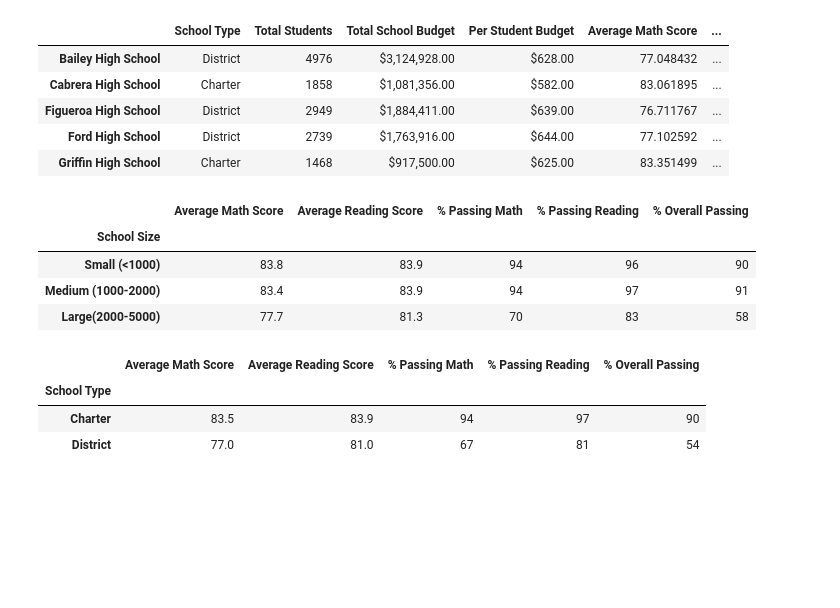
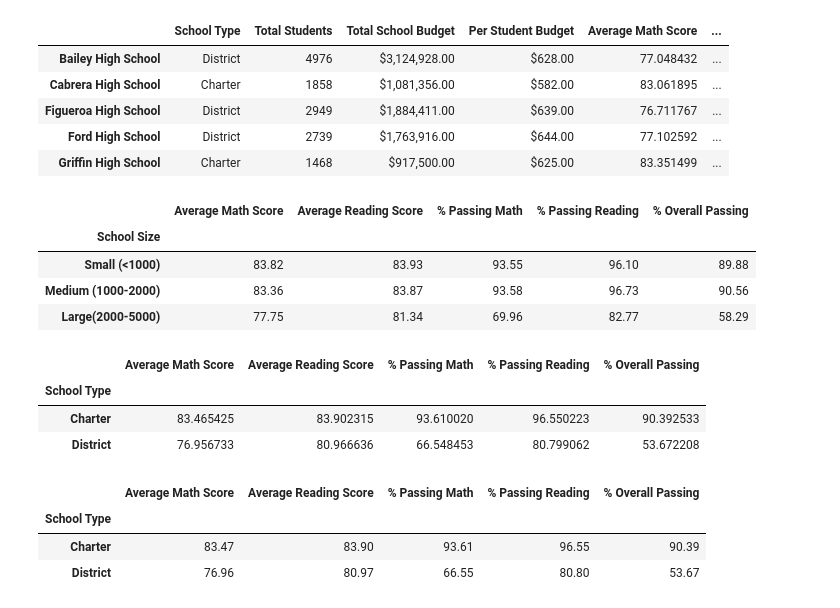
Before and after one commit to benclark62/School_District_Analysis, a Jupyter notebook: PyCitySchools_Challenge.ipynb, the cells around one changed output. Cells and saved outputs as stored; diff of their text form; code cells hidden in the pictures; blank space fills up the shorter version.

```diff
--- a/PyCitySchools_Challenge.ipynb
+++ b/PyCitySchools_Challenge.ipynb
@@ -542,23 +552,23 @@ size_summary_df = pd.DataFrame({
     "% Overall Passing": size_overall_passing})
 # %%
 # Format the DataFrame
-size_summary_df["Average Math Score"] = size_summary_df["Average Math Score"].map("{:.1f}".format)
+size_summary_df["Average Math Score"] = size_summary_df["Average Math Score"].map("{:.2f}".format)
 
-size_summary_df["Average Reading Score"] = size_summary_df["Average Reading Score"].map("{:.1f}".format)
+size_summary_df["Average Reading Score"] = size_summary_df["Average Reading Score"].map("{:.2f}".format)
 
-size_summary_df["% Passing Math"] = size_summary_df["% Passing Math"].map("{:.0f}".format)
+size_summary_df["% Passing Math"] = size_summary_df["% Passing Math"].map("{:.2f}".format)
 
-size_summary_df["% Passing Reading"] = size_summary_df["% Passing Reading"].map("{:.0f}".format)
+size_summary_df["% Passing Reading"] = size_summary_df["% Passing Reading"].map("{:.2f}".format)
 
-size_summary_df["% Overall Passing"] = size_summary_df["% Overall Passing"].map("{:.0f}".format)
+size_summary_df["% Overall Passing"] = size_summary_df["% Overall Passing"].map("{:.2f}".format)
 
 size_summary_df
 # %% [output]
 |  | Average Math Score | Average Reading Score | % Passing Math | % Passing Reading | % Overall Passing |
 | School Size |  |  |  |  |  |
-| Small (<1000) | 83.8 | 83.9 | 94 | 96 | 90 |
-| Medium (1000-2000) | 83.4 | 83.9 | 94 | 97 | 91 |
-| Large(2000-5000) | 77.7 | 81.3 | 70 | 83 | 58 |
+| Small (<1000) | 83.82 | 83.93 | 93.55 | 96.10 | 89.88 |
+| Medium (1000-2000) | 83.36 | 83.87 | 93.58 | 96.73 | 90.56 |
+| Large(2000-5000) | 77.75 | 81.34 | 69.96 | 82.77 | 58.29 |
 # %%
 ## Scores by School type
 # Calculate averages for the desired columns.
@@ -579,21 +589,27 @@ type_summary_df = pd.DataFrame({
     "% Passing Math": type_passing_math,
     "% Passing Reading": type_passing_reading,
     "% Overall Passing": type_overall_passing})
+type_summary_df
+# %% [output]
+|  | Average Math Score | Average Reading Score | % Passing Math | % Passing Reading | % Overall Passing |
+| School Type |  |  |  |  |  |
+| Charter | 83.465425 | 83.902315 | 93.610020 | 96.550223 | 90.392533 |
+| District | 76.956733 | 80.966636 | 66.548453 | 80.799062 | 53.672208 |
 # %%
 # # Format the DataFrame
-type_summary_df["Average Math Score"] = type_summary_df["Average Math Score"].map("{:.1f}".format)
+type_summary_df["Average Math Score"] = type_summary_df["Average Math Score"].map("{:.2f}".format)
 
-type_summary_df["Average Reading Score"] = type_summary_df["Average Reading Score"].map("{:.1f}".format)
+type_summary_df["Average Reading Score"] = type_summary_df["Average Reading Score"].map("{:.2f}".format)
 
-type_summary_df["% Passing Math"] = type_summary_df["% Passing Math"].map("{:.0f}".format)
+type_summary_df["% Passing Math"] = type_summary_df["% Passing Math"].map("{:.2f}".format)
 
-type_summary_df["% Passing Reading"] = type_summary_df["% Passing Reading"].map("{:.0f}".format)
+type_summary_df["% Passing Reading"] = type_summary_df["% Passing Reading"].map("{:.2f}".format)
 
-type_summary_df["% Overall Passing"] = type_summary_df["% Overall Passing"].map("{:.0f}".format)
+type_summary_df["% Overall Passing"] = type_summary_df["% Overall Passing"].map("{:.2f}".format)
 
 type_summary_df
 # %% [output]
 |  | Average Math Score | Average Reading Score | % Passing Math | % Passing Reading | % Overall Passing |
 | School Type |  |  |  |  |  |
-| Charter | 83.5 | 83.9 | 94 | 97 | 90 |
-| District | 77.0 | 81.0 | 67 | 81 | 54 |
+| Charter | 83.47 | 83.90 | 93.61 | 96.55 | 90.39 |
+| District | 76.96 | 80.97 | 66.55 | 80.80 | 53.67 |
```
Also changed, not shown: parts of 4 cells of this notebook, 13 other files.
